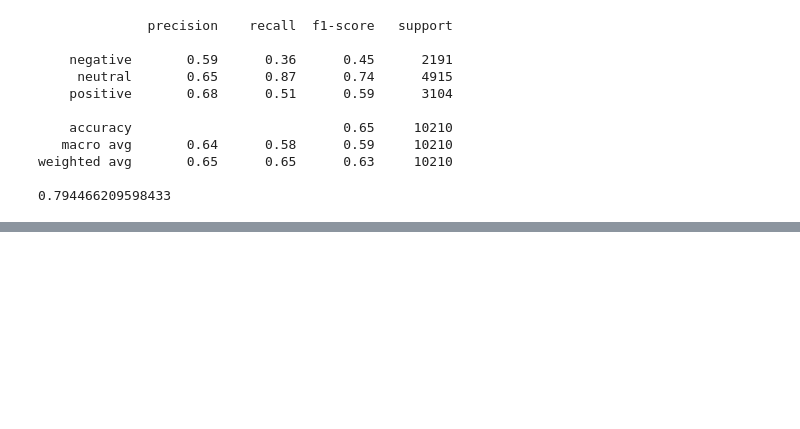
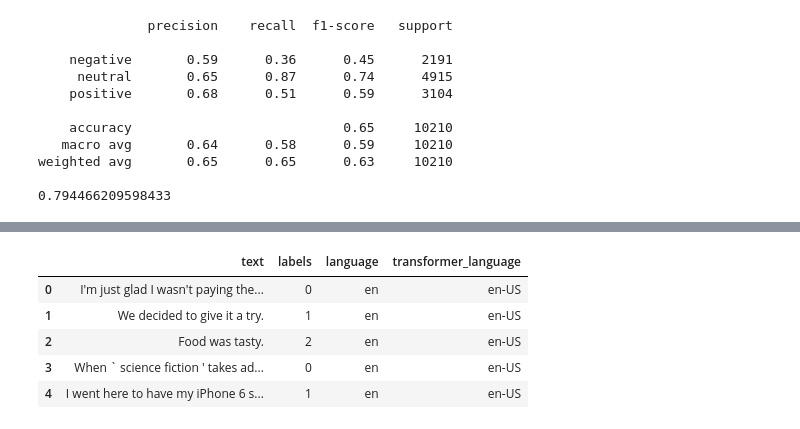
Before and after one commit to Thosam1/SentimentClassification, a Jupyter notebook: notebooks/basic_machine_learning.ipynb, the cells around one changed output, grey strips where cells are left out. Cells and saved outputs as stored; diff of their text form; code cells hidden in the pictures; blank space fills up the shorter version.

```diff
--- a/notebooks/basic_machine_learning.ipynb
+++ b/notebooks/basic_machine_learning.ipynb
@@ -419,0 +625,11 @@ weighted avg       0.65      0.65      0.63     10210
+# %%
+english_train_df = train_df_with_languages.loc[language_indices['en-US']].copy()
+
+english_train_df.head(5)
+# %% [output]
+|  | text | labels | language | transformer_language |
+| 0 | I'm just glad I wasn't paying the... | 0 | en | en-US |
+| 1 | We decided to give it a try. | 1 | en | en-US |
+| 2 | Food was tasty. | 2 | en | en-US |
+| 3 | When ` science fiction ' takes ad... | 0 | en | en-US |
+| 4 | I went here to have my iPhone 6 s... | 1 | en | en-US |
```
Also changed, not shown: parts of 43 cells of this notebook, 7 other files.
